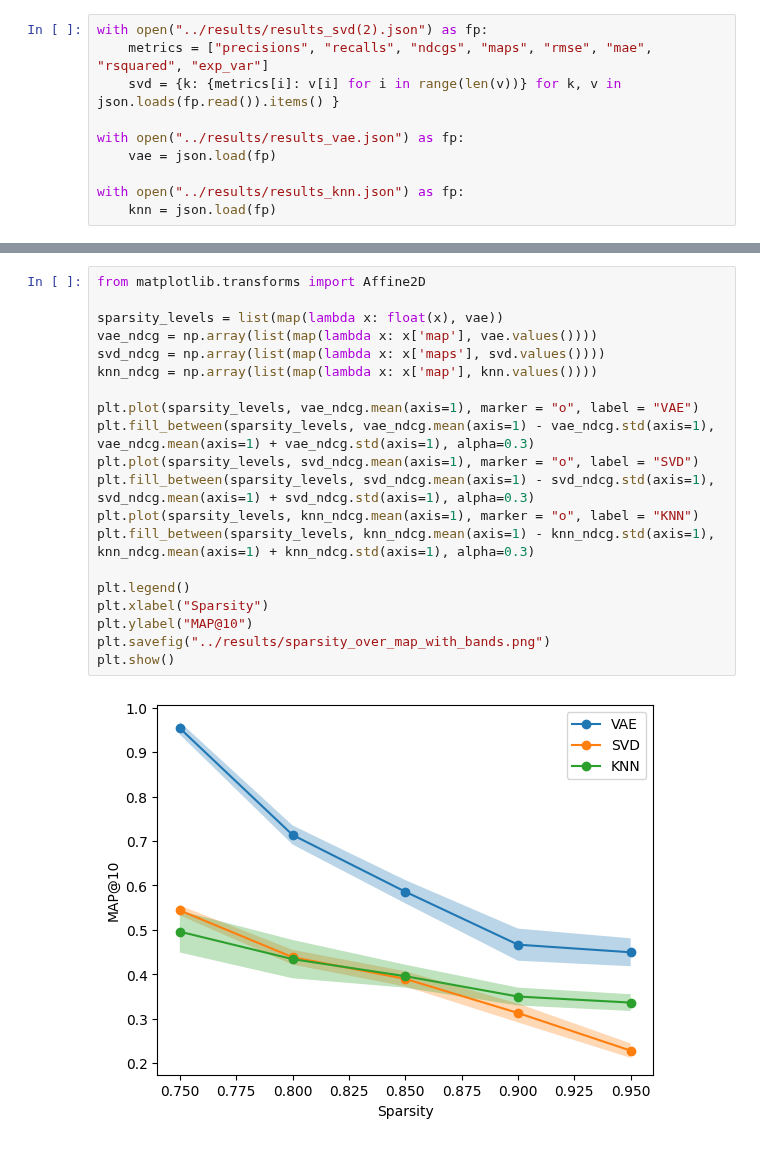
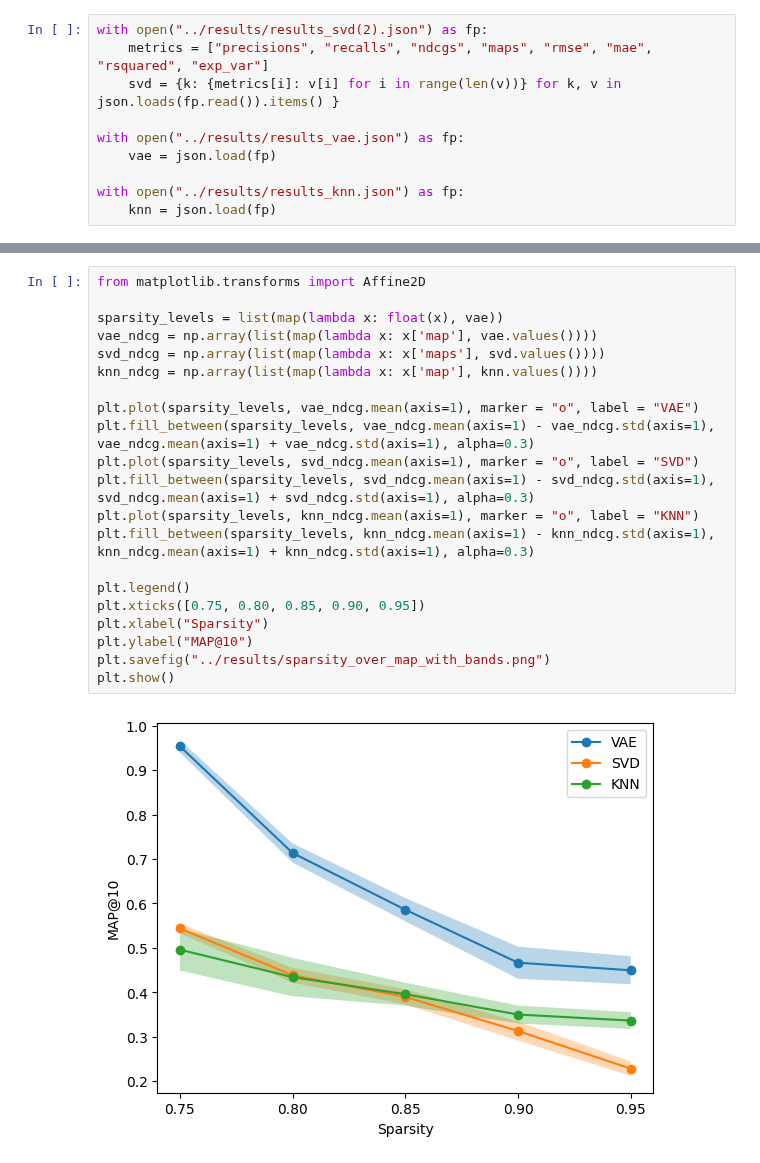
Before and after one commit to thijsgelton/IR-2122-Project, a Jupyter notebook: notebooks/Plot results.ipynb, the cells around one changed output, grey strips where cells are left out. Cells and saved outputs as stored; diff of their text form.

```diff
--- a/notebooks/Plot results.ipynb
+++ b/notebooks/Plot results.ipynb
@@ -145,25 +142,26 @@ plt.show()
 # %%
 from matplotlib.transforms import Affine2D
 
 sparsity_levels = list(map(lambda x: float(x), vae))
 vae_ndcg = np.array(list(map(lambda x: x['map'], vae.values())))
 svd_ndcg = np.array(list(map(lambda x: x['maps'], svd.values())))
 knn_ndcg = np.array(list(map(lambda x: x['map'], knn.values())))
 
 plt.plot(sparsity_levels, vae_ndcg.mean(axis=1), marker = "o", label = "VAE")
 plt.fill_between(sparsity_levels, vae_ndcg.mean(axis=1) - vae_ndcg.std(axis=1), vae_ndcg.mean(axis=1) + vae_ndcg.std(axis=1), alpha=0.3)
 plt.plot(sparsity_levels, svd_ndcg.mean(axis=1), marker = "o", label = "SVD")
 plt.fill_between(sparsity_levels, svd_ndcg.mean(axis=1) - svd_ndcg.std(axis=1), svd_ndcg.mean(axis=1) + svd_ndcg.std(axis=1), alpha=0.3)
 plt.plot(sparsity_levels, knn_ndcg.mean(axis=1), marker = "o", label = "KNN")
 plt.fill_between(sparsity_levels, knn_ndcg.mean(axis=1) - knn_ndcg.std(axis=1), knn_ndcg.mean(axis=1) + knn_ndcg.std(axis=1), alpha=0.3)
 
 plt.legend()
+plt.xticks([0.75, 0.80, 0.85, 0.90, 0.95])
 plt.xlabel("Sparsity")
 plt.ylabel("MAP@10")
 plt.savefig("../results/sparsity_over_map_with_bands.png")
 plt.show()
 # %% [output]
-[figure, old version]
+[figure, new version]
 # %%
 from matplotlib.transforms import Affine2D
 
```
Also changed, not shown: parts of 7 cells of this notebook, 5 other files.
